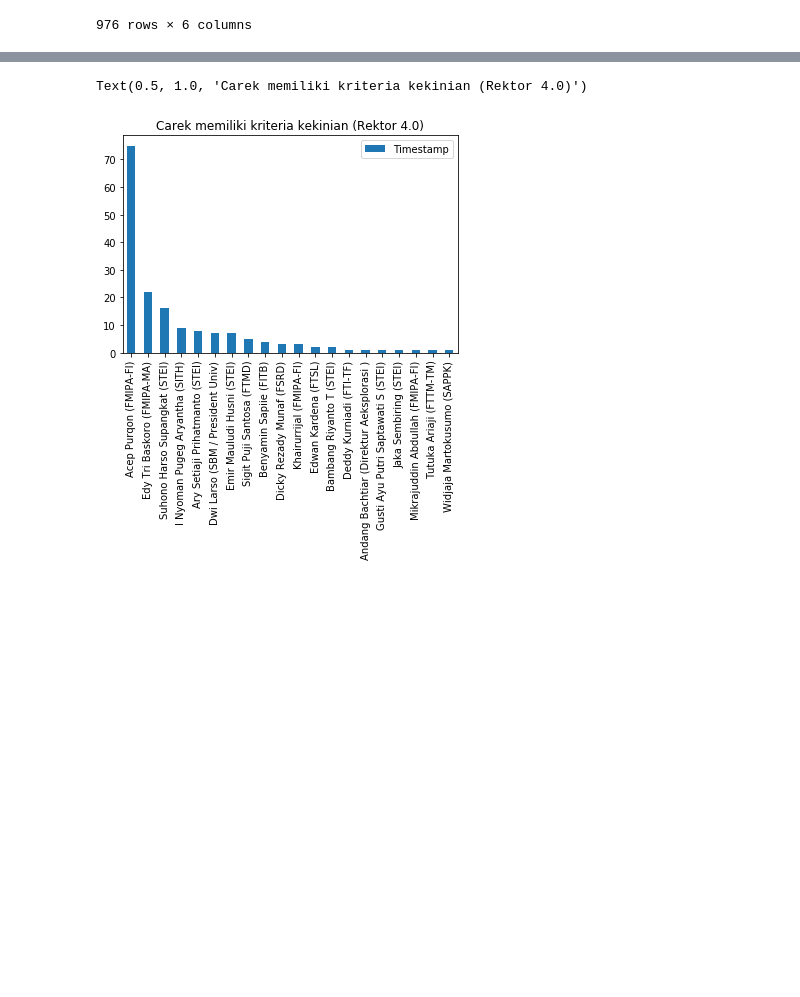
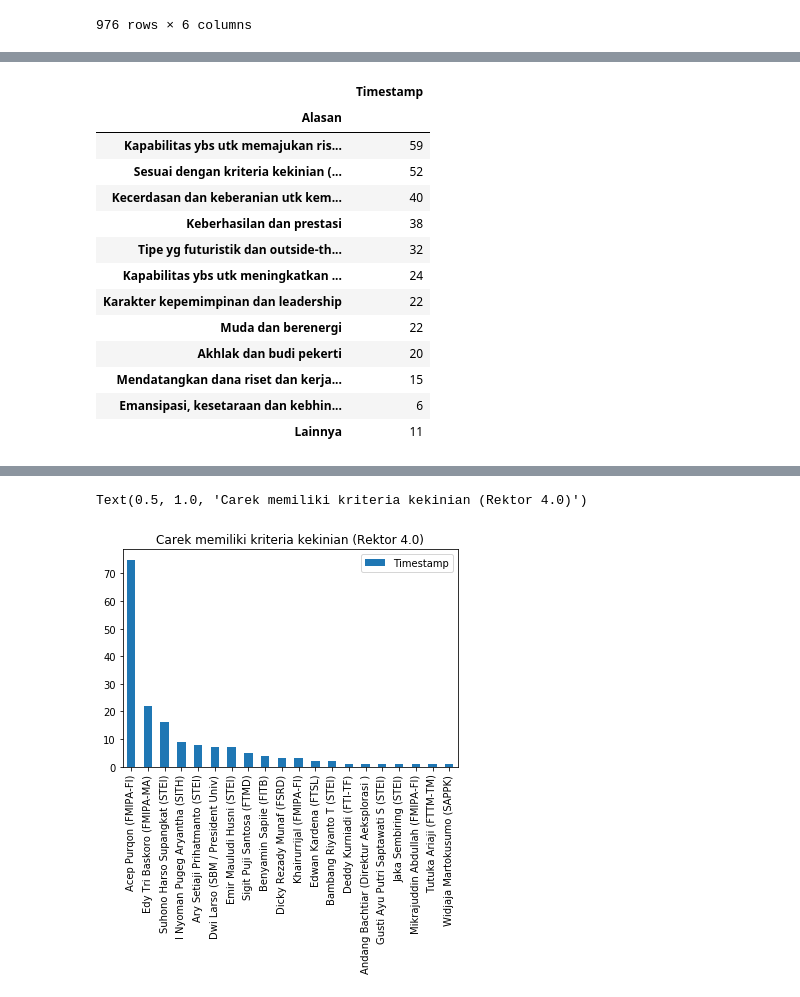
Before and after one commit to eueung/pilrek, a Jupyter notebook: contrib/Karisa_Hafizh_Visualisasi data pilrek.ipynb, the cells around one changed output, grey strips where cells are left out. Cells and saved outputs as stored; diff of their text form; code cells hidden in the pictures; blank space fills up the shorter version.

```diff
--- a/contrib/Karisa_Hafizh_Visualisasi data pilrek.ipynb
+++ b/contrib/Karisa_Hafizh_Visualisasi data pilrek.ipynb
@@ -26,0 +50,24 @@ df
+# %%
+new_row = pd.DataFrame({
+    'Alasan' : ['Lainnya'],
+    'Timestamp' : [plot_1_count['Timestamp'][11:].sum()]
+})
+
+plot_1_count = pd.concat([plot_1_count[:11],new_row]).reset_index(drop=True)
+plot_1_count.set_index('Alasan', inplace=True)
+plot_1_count
+# %% [output]
+|  | Timestamp |
+| Alasan |  |
+| Kapabilitas ybs utk memajukan ris... | 59 |
+| Sesuai dengan kriteria kekinian (... | 52 |
+| Kecerdasan dan keberanian utk kem... | 40 |
+| Keberhasilan dan prestasi | 38 |
+| Tipe yg futuristik dan outside-th... | 32 |
+| Kapabilitas ybs utk meningkatkan ... | 24 |
+| Karakter kepemimpinan dan leadership | 22 |
+| Muda dan berenergi | 22 |
+| Akhlak dan budi pekerti | 20 |
+| Mendatangkan dana riset dan kerja... | 15 |
+| Emansipasi, kesetaraan dan kebhin... | 6 |
+| Lainnya | 11 |
```
Also changed, not shown: parts of 6 cells of this notebook.
